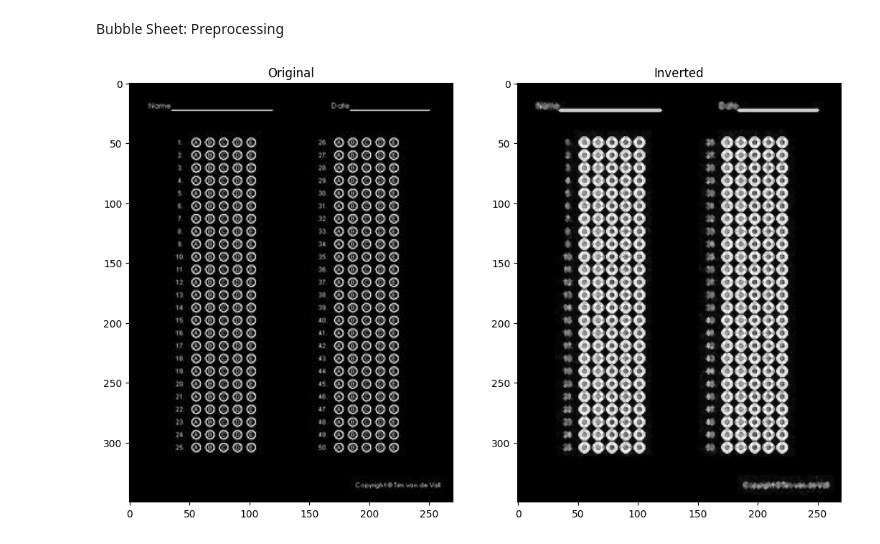
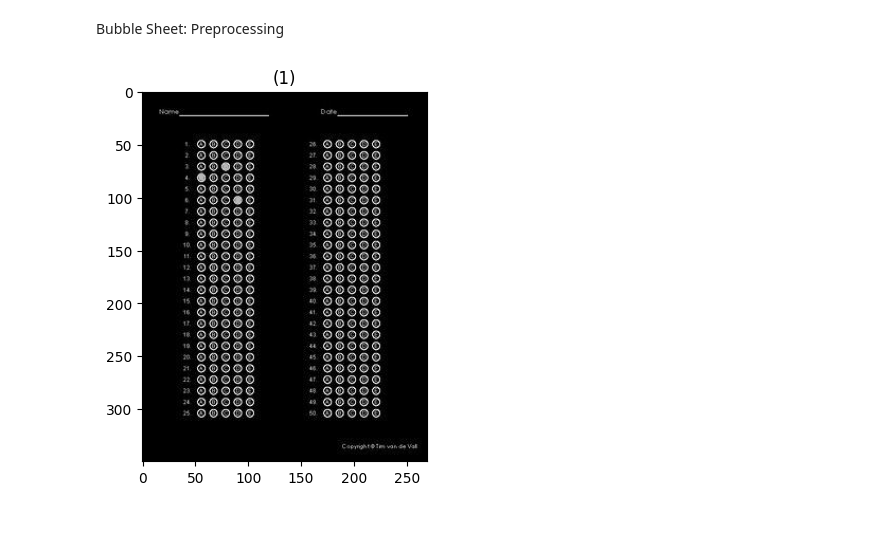
Before and after one commit to mahassane/grades-autofiller, a Jupyter notebook: Bubble Sheet/autofiller.ipynb, the cells around one changed output. Cells and saved outputs as stored; diff of their text form; code cells hidden in the pictures.

```diff
--- a/Bubble Sheet/autofiller.ipynb
+++ b/Bubble Sheet/autofiller.ipynb
@@ -17,10 +17,11 @@ print(model_answer)
 # %% [markdown]
 Bubble Sheet: Preprocessing
 # %%
-image_path = 'bubble-sheet-perfect-sample.jpg'
+image_path = 'bubble-sheet-perfect-sample-shaded.jpg'
 bubble_sheet = io.imread(image_path)
+if len(bubble_sheet.shape) == 3:
+    bubble_sheet = rgb2gray(bubble_sheet)
 inverted_image = invert(bubble_sheet)
-dilated_image = dilation(inverted_image, disk(1))
-show_images([inverted_image, dilated_image], ['Original', 'Inverted'])
+show_images([inverted_image])
 # %% [output]
-[figure, old version]
+[figure, new version]
```
Also changed, not shown: 2 other files.
